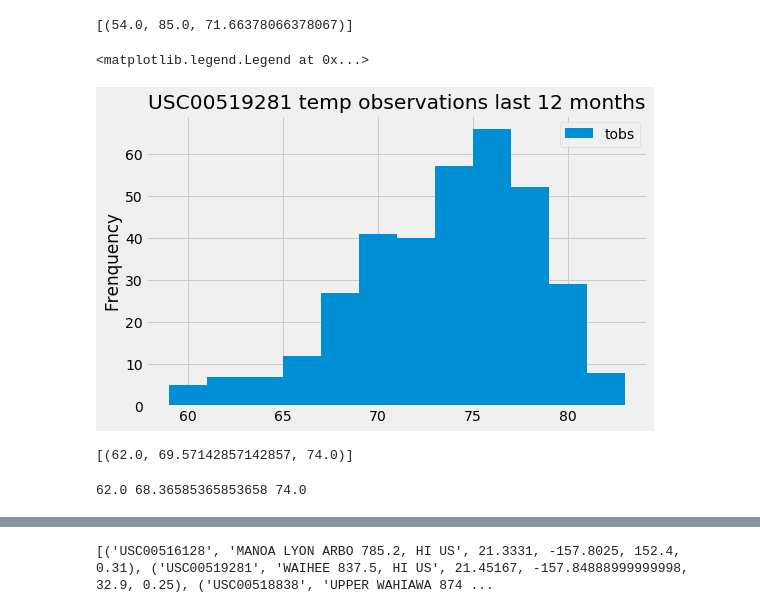
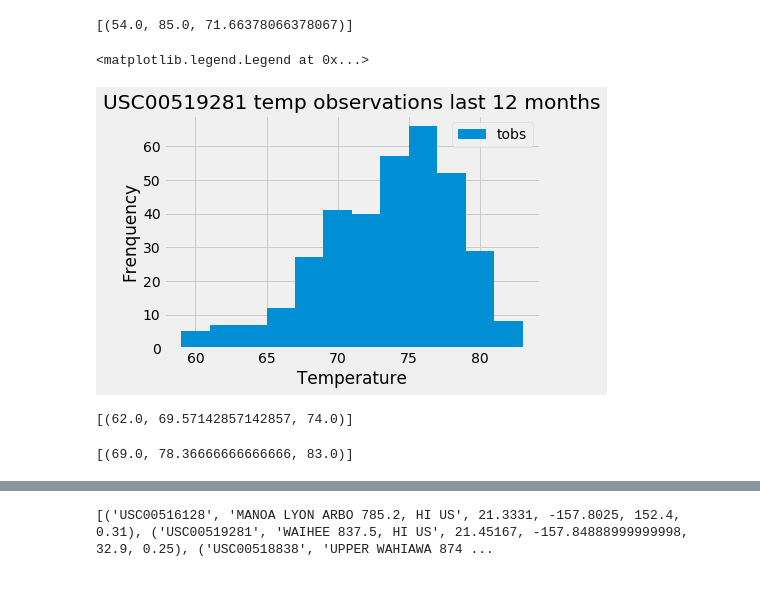
Before and after one commit to dxvo/MYSQL2, a Jupyter notebook: climate_starter.ipynb, the cells around one changed output, grey strips where cells are left out. Saved outputs shown, nothing was run; the diff lists cells and outputs as text; code cells hidden in the pictures.

```diff
--- a/climate_starter.ipynb
+++ b/climate_starter.ipynb
@@ -168,14 +168,15 @@ highest_temp_station_df = pd.DataFrame(highest_temp_station)
 highest_temp_station_df.set_index('station', inplace=True)
 # %%
 #plot the results as a histogram
-fig, ax = subplots(figsize=(8,5))
+fig, ax = subplots(figsize=(6,4))
 highest_temp_station_df.hist(bins = 12,ax = ax)
+plt.xlabel("Temperature")
 plt.ylabel("Frenquency")
 plt.title("USC00519281 temp observations last 12 months")
 ax.legend(["tobs"])
 # %% [output]
 <matplotlib.legend.Legend at 0x...>
-[figure, old version]
+[figure, new version]
 # %%
 # This function called `calc_temps` will accept start date and end date in the format '%Y-%m-%d'
 # and return the minimum, average, and maximum temperatures for that range of dates
@@ -200,8 +201,10 @@ print(calc_temps('2012-02-28', '2012-03-05'))
 # %%
 # Use your previous function `calc_temps` to calculate the tmin, tavg, and tmax
 # for your trip using the previous year's data for those same dates.
+trip_temp = calc_temps('2017-07-10', '2017-07-23')
+print(trip_temp)
 # %% [output]
-62.0 68.36585365853658 74.0
+[(69.0, 78.36666666666666, 83.0)]
 # %%
 # Plot the results from your previous query as a bar chart.
 # Use "Trip Avg Temp" as your Title
```
Also changed, not shown: parts of 1 cell of this notebook.
